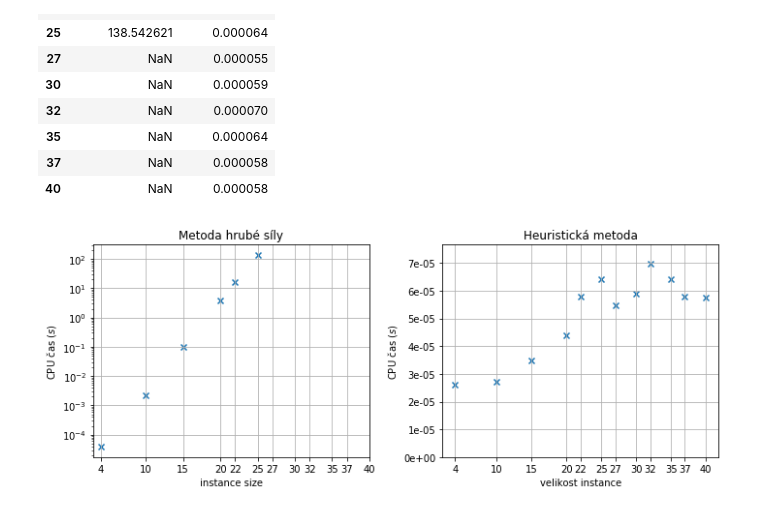
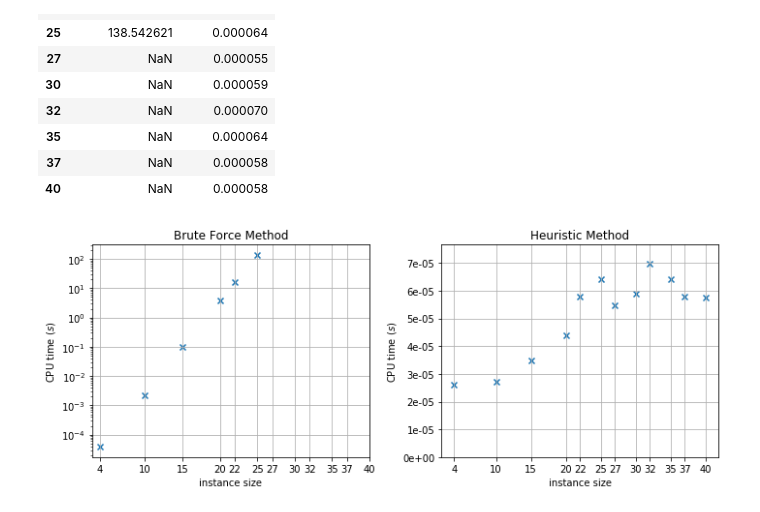
Before and after one commit to podondra/knapsack-problem, a Jupyter notebook: 01-experiments.ipynb, the cells around one changed output. Drawn from its saved outputs; the diff is of its cells as text; code cells hidden in the pictures.

```diff
--- a/01-experiments.ipynb
+++ b/01-experiments.ipynb
@@ -149,25 +151,25 @@ times
 # %%
 fig, (ax1, ax2) = plt.subplots(nrows=1, ncols=2, figsize=(10, 4))
 # brute force
 ax1.set_yscale('log')
 ax1.scatter(ns, times['brute_force_time'], marker='x')
-ax1.set_title('Metoda hrubé síly')
+ax1.set_title('Brute Force Method')
 ax1.set_xticks(ns)
 ax1.set_xlabel('instance size')
-ax1.set_ylabel('CPU čas ($s$)')
+ax1.set_ylabel('CPU time ($s$)')
 ax1.grid()
 
 # heuristic
 ax2.scatter(ns, times['heuristic_time'], marker='x')
 ax2.yaxis.set_major_formatter(FormatStrFormatter('%.e'))
 ax2.set_ylim([0, 1.1 * times['heuristic_time'].max()])
-ax2.set_title('Heuristická metoda')
+ax2.set_title('Heuristic Method')
 ax2.set_xticks(ns)
-ax2.set_xlabel('velikost instance')
-ax2.set_ylabel('CPU čas ($s$)')
+ax2.set_xlabel('instance size')
+ax2.set_ylabel('CPU time ($s$)')
 ax2.grid()
 
 fig.tight_layout()
 plt.savefig('reports/img/brute_force_heuristic_times.pdf')
 # %% [output]
-[figure, old version]
+[figure, new version]
```
Also changed, not shown: parts of 1 cell of this notebook, 4 other files.
